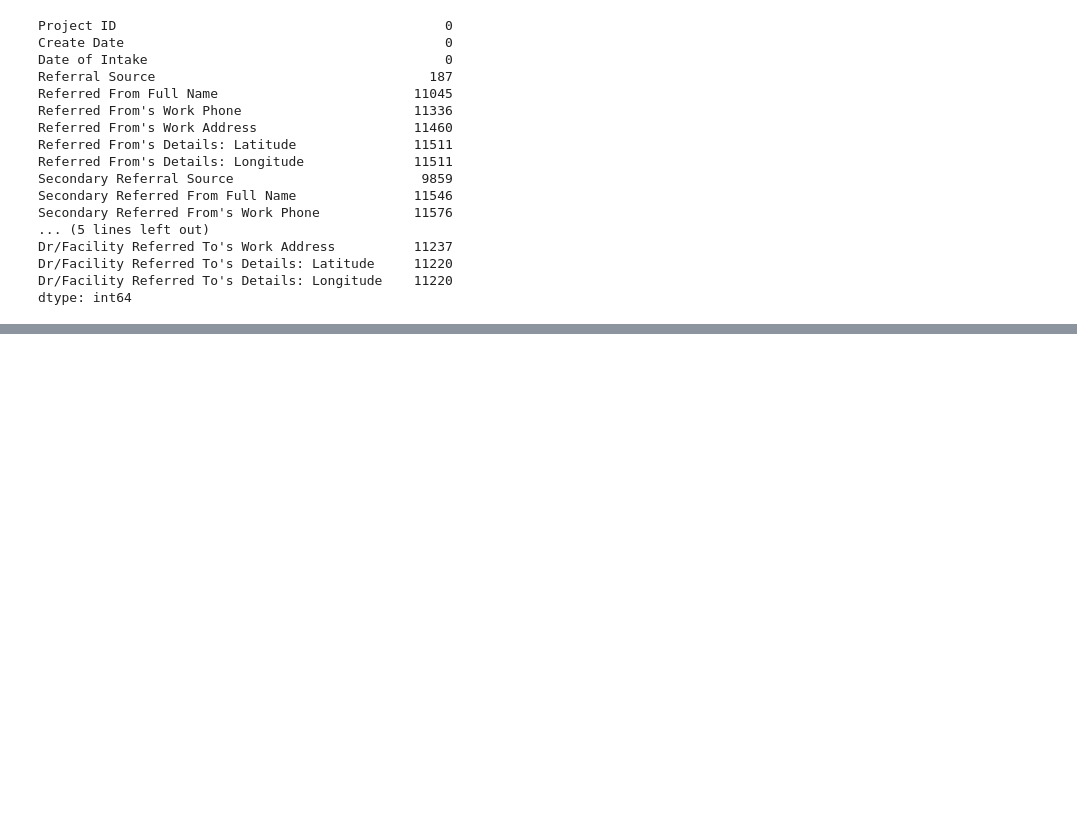
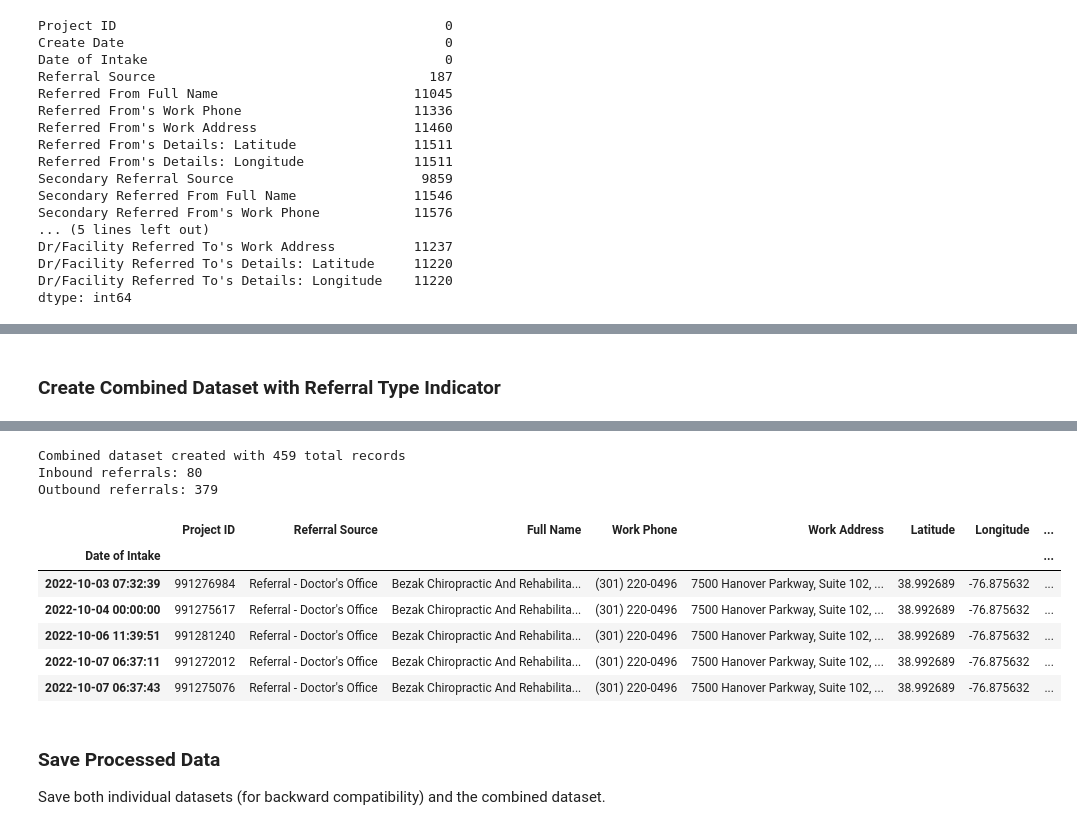
Before and after one commit to The-Jaklitsch-Law-Group/JLG_Provider_Recommender, a Jupyter notebook: prepare_contacts/contact_cleaning.ipynb, the cells around one changed output, grey strips where cells are left out. Saved outputs shown, nothing was run; the diff lists cells and outputs as text; code cells hidden in the pictures; blank space fills up the shorter version.

Commit message:
Updating source data and cleaning process

```diff
--- a/prepare_contacts/contact_cleaning.ipynb
+++ b/prepare_contacts/contact_cleaning.ipynb
@@ -43,5 +248,5 @@ df_all['Date of Intake']
 11598   2025-09-12
 Name: Date of Intake, Length: 11599, dtype: datetime64[ns]
 # %%
-df_all['Create Date'] = pd.to_datetime(df_all['Create Date'], unit = 'D').dt.date
-df_all['Create Date']
+# Keep both as datetime for consistency
+df_all['Create Date'] = pd.to_datetime(df_all['Create Date'], unit='D')
@@ -378,0 +322,13 @@ df_outbound
+# %%
+# Process all referral types using the configuration-driven approach
+referral_results = process_all_referrals(df_all, REFERRAL_CONFIGS)
+
+# Extract individual dataframes
+df_primary_inbound = referral_results['primary_inbound']
+df_secondary_inbound = referral_results['secondary_inbound']
+df_outbound = referral_results['outbound']
+
+print("Processing complete! Individual datasets created:")
+print(f"Primary inbound referrals: {len(df_primary_inbound)} records")
+print(f"Secondary inbound referrals: {len(df_secondary_inbound)} records")
+print(f"Outbound referrals: {len(df_outbound)} records")
@@ -378,0 +351,25 @@ df_outbound
+# %% [markdown]
+### Create Combined Dataset with Referral Type Indicator
+# %%
+# Combine inbound referrals (primary + secondary)
+df_inbound_combined = pd.concat([df_primary_inbound, df_secondary_inbound], ignore_index=False)
+df_inbound_combined['referral_type'] = 'inbound'
+
+# Add referral type indicator to outbound
+df_outbound['referral_type'] = 'outbound'
+
+# For outbound, add a referral source column since they don't have one
+df_outbound['Referral Source'] = 'Outbound Referral'
+
+# Combine all referrals into a single dataset
+df_all_referrals = pd.concat([df_inbound_combined, df_outbound], ignore_index=False)
+
+# Validate the combined dataset
+validate_data_quality(df_all_referrals, "Combined All Referrals")
+
+print(f"Combined dataset created with {len(df_all_referrals)} total records")
+print(f"Inbound referrals: {len(df_all_referrals[df_all_referrals['referral_type'] == 'inbound'])}")
+print(f"Outbound referrals: {len(df_all_referrals[df_all_referrals['referral_type'] == 'outbound'])}")
+
+df_all_referrals.head()
+# %% [output]
@@ -378,0 +377,14 @@ df_outbound
+Combined dataset created with 459 total records
+Inbound referrals: 80
+Outbound referrals: 379
+|  | Project ID | Referral Source | Full Name | Work Phone | Work Address | Latitude | Longitude | ... |
+| Date of Intake |  |  |  |  |  |  |  | ... |
+| 2022-10-03 07:32:39 | 991276984 | Referral - Doctor's Office | Bezak Chiropractic And Rehabilita... | (301) 220-0496 | 7500 Hanover Parkway, Suite 102, ... | 38.992689 | -76.875632 | ... |
+| 2022-10-04 00:00:00 | 991275617 | Referral - Doctor's Office | Bezak Chiropractic And Rehabilita... | (301) 220-0496 | 7500 Hanover Parkway, Suite 102, ... | 38.992689 | -76.875632 | ... |
+| 2022-10-06 11:39:51 | 991281240 | Referral - Doctor's Office | Bezak Chiropractic And Rehabilita... | (301) 220-0496 | 7500 Hanover Parkway, Suite 102, ... | 38.992689 | -76.875632 | ... |
+| 2022-10-07 06:37:11 | 991272012 | Referral - Doctor's Office | Bezak Chiropractic And Rehabilita... | (301) 220-0496 | 7500 Hanover Parkway, Suite 102, ... | 38.992689 | -76.875632 | ... |
+| 2022-10-07 06:37:43 | 991275076 | Referral - Doctor's Office | Bezak Chiropractic And Rehabilita... | (301) 220-0496 | 7500 Hanover Parkway, Suite 102, ... | 38.992689 | -76.875632 | ... |
+# %% [markdown]
+### Save Processed Data
+
+Save both individual datasets (for backward compatibility) and the combined dataset.
```
Also changed, not shown: parts of 37 cells of this notebook, 3 other files.
